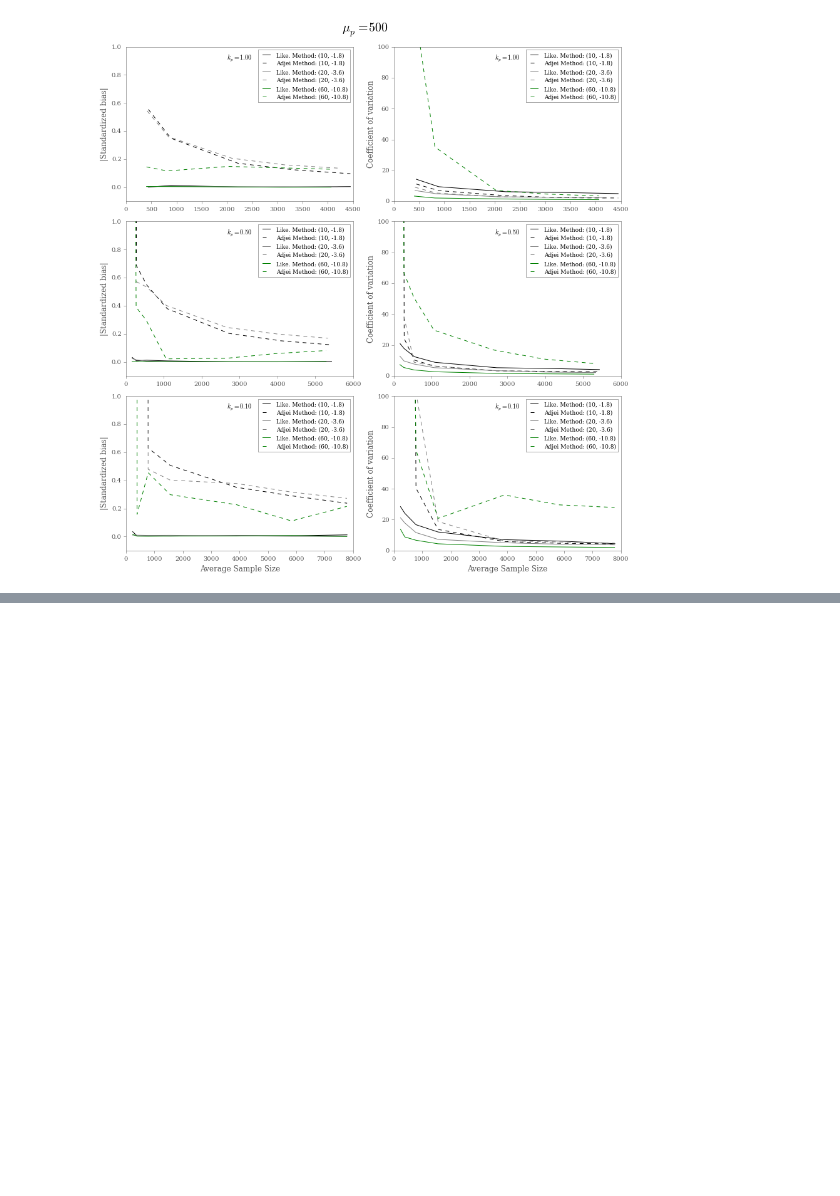
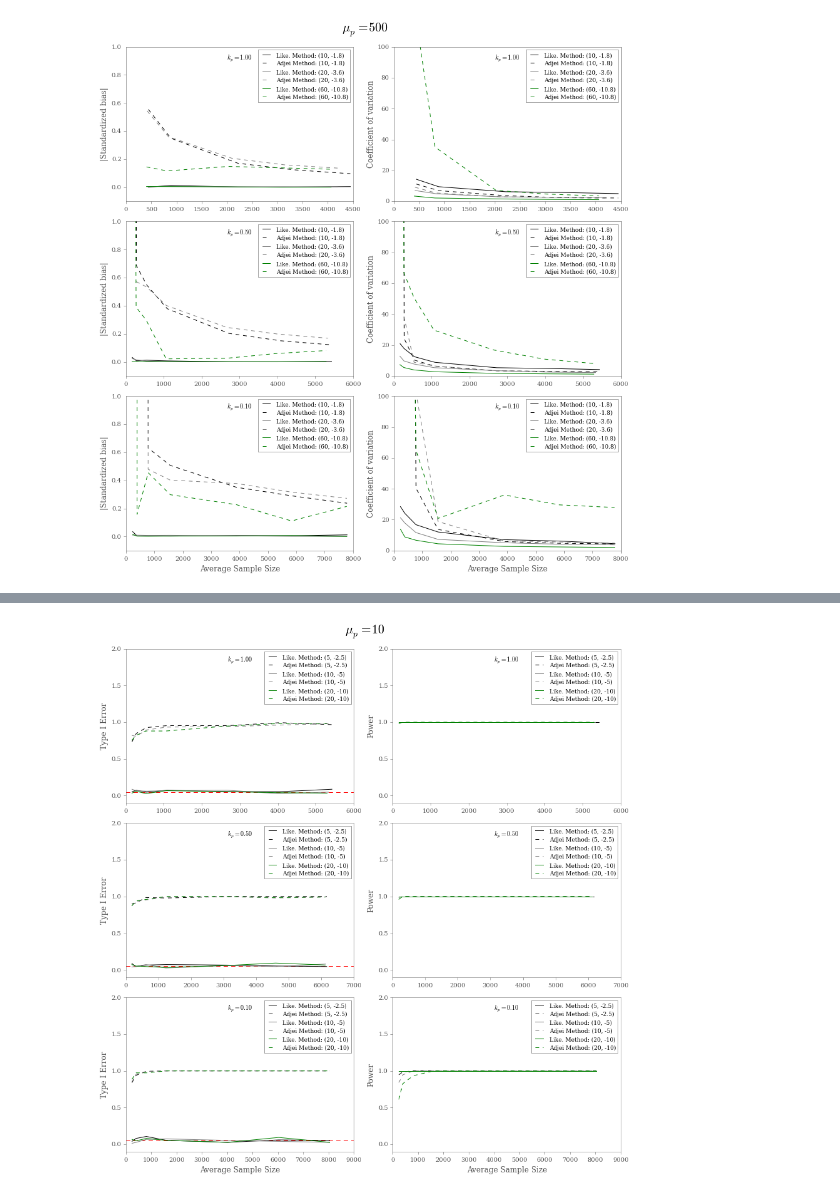
Before and after one commit to mqwilber/parasite_mortality, a Jupyter notebook: code/manuscript_plots.ipynb, the cells around one changed output, grey strips where cells are left out. Cells and saved outputs as stored; diff of their text form; code cells hidden in the pictures; blank space fills up the shorter version.

Commit message:
Added type I and power plots

```diff
--- a/code/manuscript_plots.ipynb
+++ b/code/manuscript_plots.ipynb
@@ -210,0 +192,83 @@ Optimization terminated successfully.
+# %%
+# Load in the data
+dat = pd.read_pickle("../results/typeIandII_analysis_results.pkl")
+# %%
+# Make
+param = "p"
+
+mups = [10, 100, 500]
+ld50_vec = [[(5, -2.5), (10, -5), (20, -10)],
+            [(5, -1.15), (10, -2.3), (20, -4.6)],
+            [(10, -1.8), (20, -3.6), (60, -10.8)]]
+ks = [1, 0.5, .1]
+colors = ["black", "grey", "green"]
+
+
+for l, mup in enumerate(mups):
+
+    fig, axes = plt.subplots(3, 2, figsize=(12, 12))
+
+    for ax in np.ravel(axes):
+        ax.xaxis.tick_bottom()
+        ax.yaxis.tick_left()
+
+    bias_ax = axes[:, 0]
+    prec_ax = axes[:, 1]
+    ld50s = ld50_vec[l]
+
+    for i, k in enumerate(ks):
+
+        bias_ax[i].text(0.5, 0.92, r"$k_p = %.2f$" % k, horizontalalignment='center',
+                                    transform = bias_ax[i].transAxes)
+
+        prec_ax[i].text(0.5, 0.92, r"$k_p = %.2f$" % k, horizontalalignment='center',
+                                    transform = prec_ax[i].transAxes)
+        for j, ld50 in enumerate(ld50s):
+
+            try:
+                samp_adj, bias_adj, prec_adj = pm.extract_simulation_results(dat, [mup, ld50, k], "adjei", param)
+            except:
+                print([mup, ld50, k])
+
+            try:
+                samp_like, bias_like, prec_like = pm.extract_simulation_results(dat, [mup, ld50, k], "likelihood", param)
+            except:
+                print([mup, ld50, k])
+
+            like_res = pd.DataFrame(zip(samp_like, bias_like, prec_like), columns=["N", "b", "p"])
+            like_res.sort("N", inplace=True)
+
+            adj_res = pd.DataFrame(zip(samp_adj, bias_adj, prec_adj), columns=["N", "b", "p"])
+            adj_res.sort("N", inplace=True)
+
+            like_label = "Like. Method: " + str(ld50)
+            adjei_label = "Adjei Method: " + str(ld50)
+            bias_ax[i].plot(like_res.N, like_res.b, color=colors[j], label=like_label)
+            bias_ax[i].plot(adj_res.N, adj_res.b, '--', color=colors[j], label=adjei_label)
+            bias_ax[i].set_ylim(-0.1, 2)
+            bias_ax[i].hlines(0.05, *bias_ax[i].get_xlim(), color="red",  linestyle="dashed")
+
+            prec_ax[i].plot(like_res.N, like_res.p, color=colors[j], label=like_label)
+            prec_ax[i].plot(adj_res.N, adj_res.p, '--', color=colors[j], label=adjei_label)
+            prec_ax[i].set_ylim(-0.1, 2)
+
+            # Set xlabels
+            if prec_ax[i].is_last_row():
+                prec_ax[i].set_xlabel("Average Sample Size")
+
+            if bias_ax[i].is_last_row():
+                bias_ax[i].set_xlabel("Average Sample Size")
+
+            # Set ylabels
+            prec_ax[i].set_ylabel("Power")
+            bias_ax[i].set_ylabel("Type I Error")
+
+        bias_ax[i].legend(prop={"size" : 9})
+        prec_ax[i].legend(prop={"size" : 9})
+
+
+    fig.suptitle(r"$\mu_p = %i$" % (mup), y=1.03, size=20)
+    plt.tight_layout()
+    fig.savefig("../results/typeIpower_figure_for_mu%i.pdf" % (mup), dpi=300)
+# %% [output]
+[figure, added]
```
Also changed, not shown: parts of 13 cells of this notebook.
